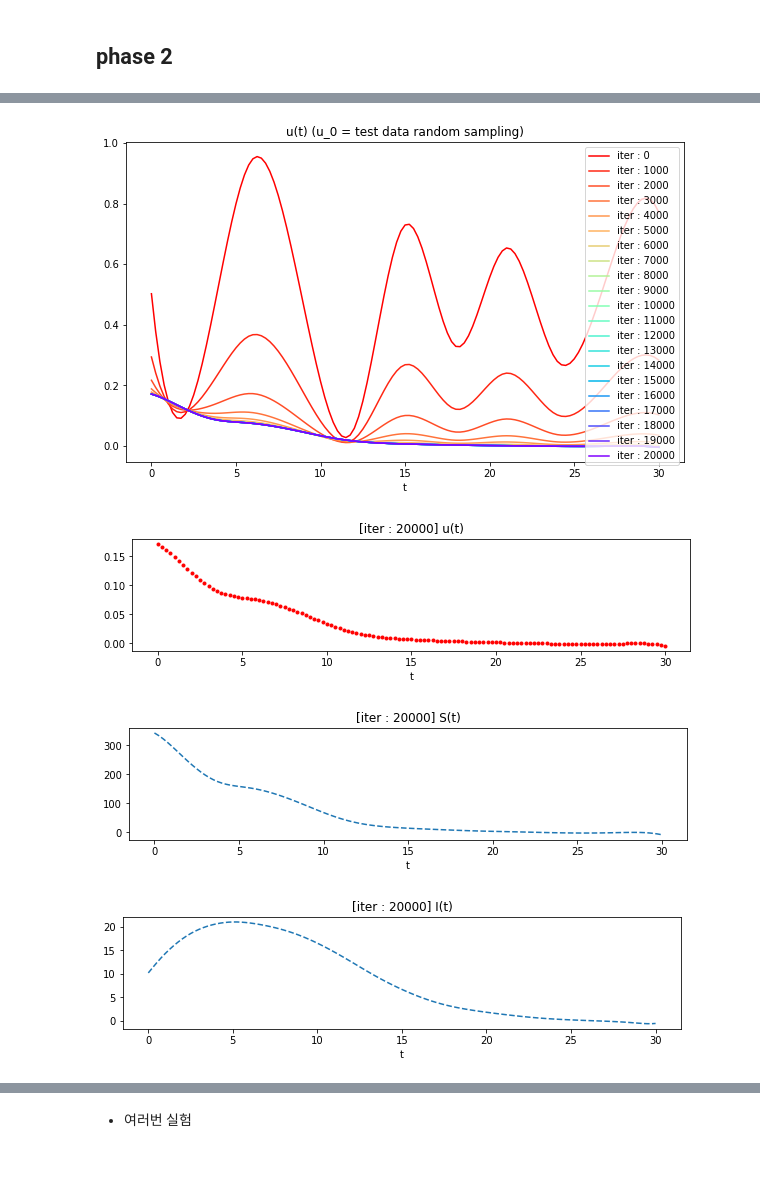
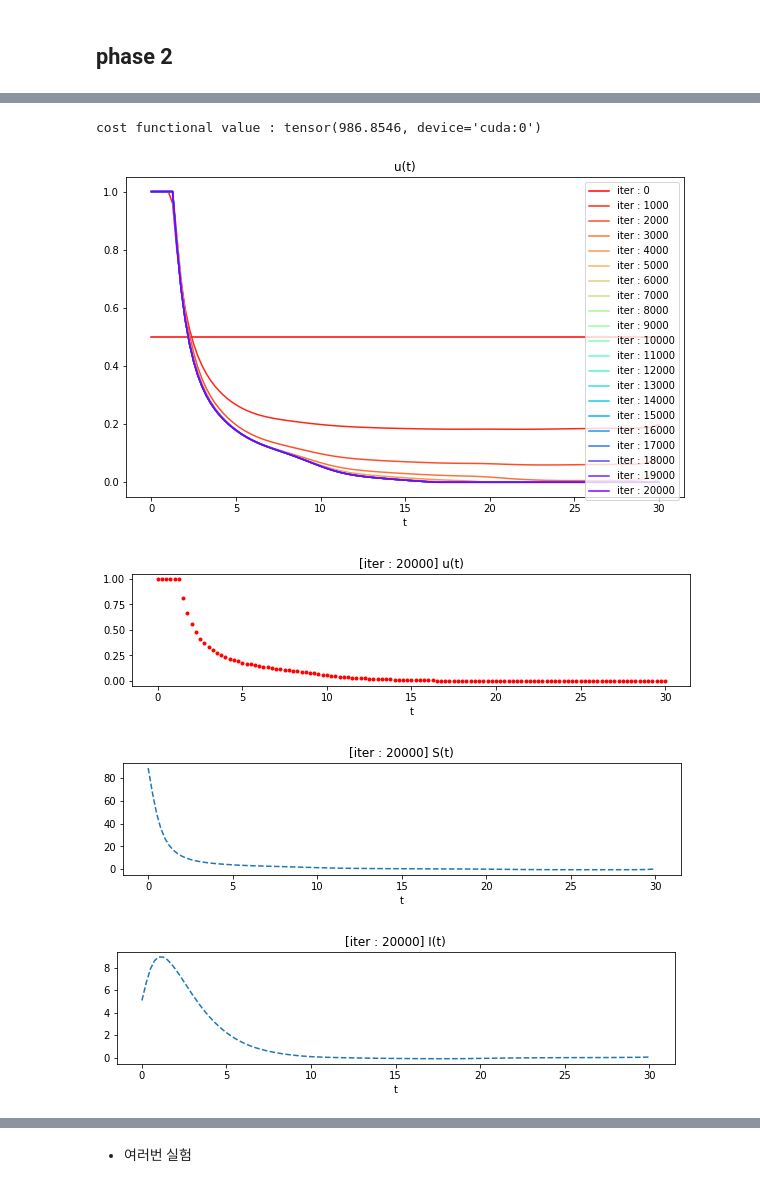
Before and after one commit to paststar/optimal_control, a Jupyter notebook: phase2.ipynb, the cells around one changed output, grey strips where cells are left out. Cells and saved outputs as stored; diff of their text form; code cells hidden in the pictures.

```diff
--- a/phase2.ipynb
+++ b/phase2.ipynb
@@ -131,16 +123,3 @@ if 'S0' not in load_data:
     load_data['S0'] = 1
 if 'I0' not in load_data:
     load_data['I0'] = 1
-# %%
-data_name=args.data+'_N'+str(N)+'_M'+str(M)+'_int'+str(interp)+'.pickle'
-
-with open(os.path.join("data_generation",data_name),"rb") as fr:
-    load_data= pickle.load(fr)
-    print(data_name, 'is loaded')
-
-if 'T' not in load_data:
-    load_data['T'] = 1
-if 'S0' not in load_data:
-    load_data['S0'] = 1
-if 'I0' not in load_data:
-    load_data['I0'] = 1
@@ -180,24 +157,27 @@ def viz(iteration, sensor_u):
     # print('res S :',rel_L2_error(pred[:,0],y[:,0]).item())
     # print('res I :',rel_L2_error(pred[:,1],y[:,1]).item())
 # %%
-c1,c2,c3 = 1e-6,1e-3,1
+#c1,c2,c3 = 1e-6,1e-3,1
+c1,c2,c3 = 1,10,100
 sensor_D = torch.tensor(D/load_data['T']).float().cuda()
 
 
 #torch.manual_seed(42)
 #sensor_u = torch.rand(M).cuda()
 
-idx=np.random.randint(0,200)
+#idx=np.random.randint(0,200)
 #sensor_u=load_data['train_X'][M*idx][:M].float().cuda()
-sensor_u=load_data['test_X'][M*idx][:M].float().cuda()
+#sensor_u=load_data['test_X'][M*idx][:M].float().cuda()
 
 
-#torch.manual_seed(42)
-#sensor_u = torch.tensor([0.5]*M).cuda()
+torch.manual_seed(42)
+sensor_u = torch.tensor([0.5]*M).cuda()
 
 
 rec = True
-alpha = 1e-3
+alpha = 1e-6
+clamp = True
+lr = 1e-3
 
 ## check init ##
 #viz(0,sensor_u)
@@ -235,10 +215,10 @@ for iteration in pbar:
     sensor_s = pred[:,0]*load_data['S0']
     sensor_i = pred[:,1]*load_data['I0']
 
-    # ver 1 #
+    # wrong ver #
     #sensor_u = sensor_u - lr*(c2*sensor_s+2*c3*sensor_u)
 
-    # ver 2 #
+    # correct ver #
     sensor_u -= lr*(sensor_u-(c2*sensor_s)/(2*c3))
 
 
@@ -246,6 +226,9 @@ for iteration in pbar:
     if rec:
         rec_u = pred[:,2]
         sensor_u -= lr*alpha*(sensor_u-(rec_u))
+    # clamp #
+    if clamp:
+        sensor_u = torch.clamp(sensor_u,0,1)
 
     pbar.set_description("[iter : %d]"%(iteration))
     #losses.append(loss.item())
@@ -265,24 +248,33 @@ for iteration in pbar:
 ... (51 outputs left out)
 # %%
+### final result ###
+model.eval()
+test_x = torch.cat((sensor_u.repeat(M,1), sensor_D.view(M,1)), dim=1)
+pred=model(test_x[:,M:],test_x[:,:M])
+sensor_s = pred[:,0]*load_data['S0']
+sensor_i = pred[:,1]*load_data['I0']
+print('cost functional value :',torch.trapz(c1*sensor_i+c2*sensor_u*sensor_s+c3*sensor_u**2, sensor_D*load_data['T']))
+
 plt.figure(figsize=(10,20))
 plt.subplot(3, 1, 1)
 
 colors = plt.cm.rainbow(np.linspace(1,0, len(result)))
 for i,(k,v) in enumerate(result.items()):
     plt.plot(D, v,color=colors[i], label = 'iter : '+str(k))
 #plt.plot(D, x, 'o',color='red',markersize=3)
 plt.xlabel('t')
 #plt.ylim(0,1)
 #plt.title("u(t) {degree :%d}"%(degree))
-plt.title("u(t) (u_0 = test data random sampling)")
+plt.title("u(t)")
 plt.legend()
 
 viz(num_iter,sensor_u)
 # %% [output]
+cost functional value : tensor(986.8546, device='cuda:0')
-[figure, old version]
+[figure, new version]
-[figure, old version]
+[figure, new version]
-[figure, old version]
+[figure, new version]
-[figure, old version]
+[figure, new version]
 # %%
 test_x = torch.cat((sensor_u.repeat(M,1), sensor_D.view(M,1)), dim=1)
 with torch.no_grad():
```
Also changed, not shown: parts of 9 cells of this notebook, 4 other files.
